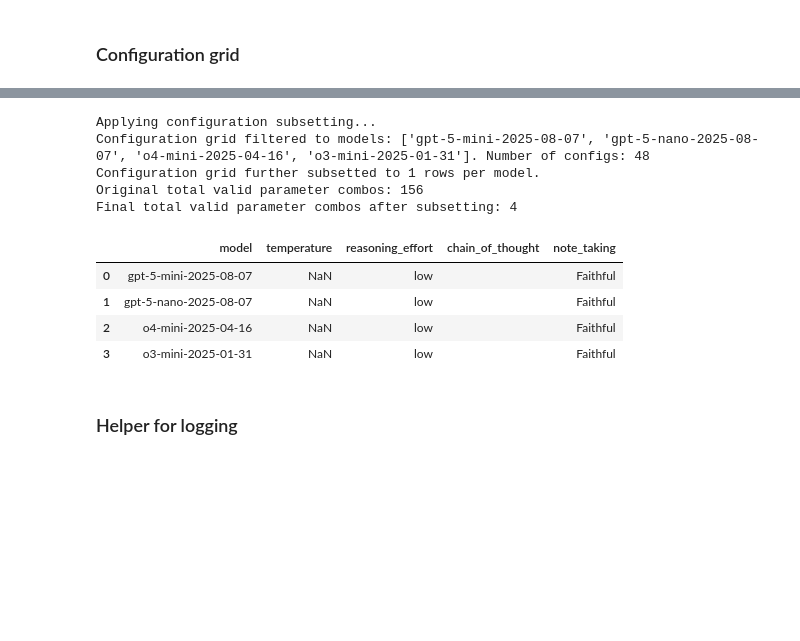
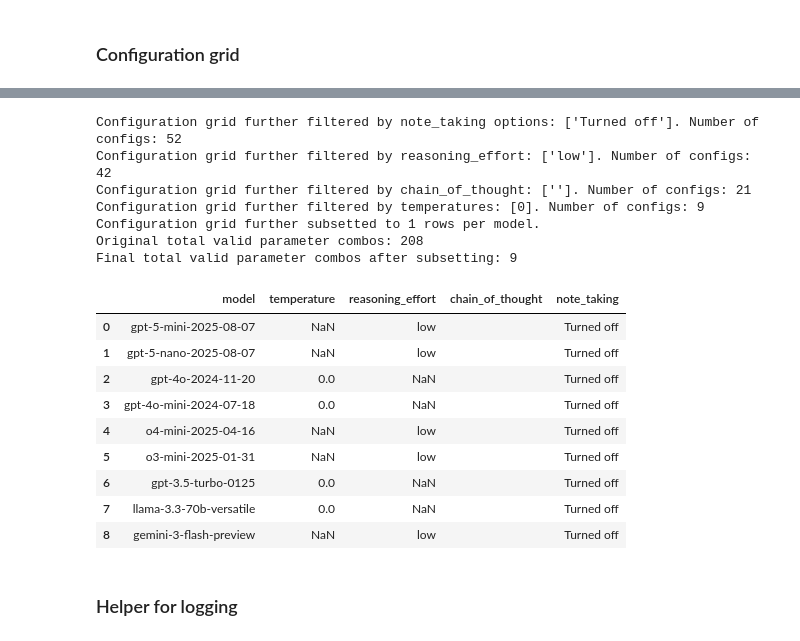
Before and after one commit to hiiamlars/analytical_flexibility_llm_reviews, a Jupyter notebook: data_generation/llm_review_generation.ipynb, the cells around one changed output, grey strips where cells are left out. Cells and saved outputs as stored; diff of their text form; code cells hidden in the pictures; blank space fills up the shorter version.

```diff
--- a/data_generation/llm_review_generation.ipynb
+++ b/data_generation/llm_review_generation.ipynb
@@ -723,37 +732,72 @@ Total valid parameter combos: 156
 # %%
 # @title Subset configuration grid (if active)
 
 if CONFIG_SUBSETTING_ACTIVE:
     original_num_configs = len(experiment_config)
 
     # Filter by specific models if CONFIG_SUBSET_MODELS is not empty
     if CONFIG_SUBSET_MODELS:
         experiment_config = experiment_config[experiment_config['model'].isin(CONFIG_SUBSET_MODELS)]
         print(f"Configuration grid filtered to models: {CONFIG_SUBSET_MODELS}. Number of configs: {len(experiment_config)}")
+
+    # Filter by specific note_taking options
+    if CONFIG_SUBSET_NOTE_TAKING_OPTIONS:
+        experiment_config = experiment_config[experiment_config['note_taking'].isin(CONFIG_SUBSET_NOTE_TAKING_OPTIONS)]
+        print(f"Configuration grid further filtered by note_taking options: {CONFIG_SUBSET_NOTE_TAKING_OPTIONS}. Number of configs: {len(experiment_config)}")
+
+    # Filter by specific reasoning efforts
+    if CONFIG_SUBSET_REASONING_EFFORTS:
+        # Handle NaN values for reasoning_effort in non-reasoning models
+        experiment_config = experiment_config[
+            experiment_config['reasoning_effort'].isna() |
+            experiment_config['reasoning_effort'].isin(CONFIG_SUBSET_REASONING_EFFORTS)
+        ]
+        print(f"Configuration grid further filtered by reasoning_effort: {CONFIG_SUBSET_REASONING_EFFORTS}. Number of configs: {len(experiment_config)}")
+
+    # Filter by specific chain_of_thought options
+    if CONFIG_SUBSET_CHAIN_OF_THOUGHTS:
+        experiment_config = experiment_config[experiment_config['chain_of_thought'].isin(CONFIG_SUBSET_CHAIN_OF_THOUGHTS)]
+        print(f"Configuration grid further filtered by chain_of_thought: {CONFIG_SUBSET_CHAIN_OF_THOUGHTS}. Number of configs: {len(experiment_config)}")
+
+    # Filter by specific temperatures
+    if CONFIG_SUBSET_TEMPS:
+        # Handle NaN values for temperature in reasoning models
+        experiment_config = experiment_config[
+            experiment_config['temperature'].isna() |
+            experiment_config['temperature'].isin(CONFIG_SUBSET_TEMPS)
+        ]
+        print(f"Configuration grid further filtered by temperatures: {CONFIG_SUBSET_TEMPS}. Number of configs: {len(experiment_config)}")
 
     # Group by model and take the first CONFIG_NUM_SUBSET_PER_MODEL rows from each group
     if CONFIG_NUM_SUBSET_PER_MODEL > 0:
         experiment_config = experiment_config.groupby('model').head(CONFIG_NUM_SUBSET_PER_MODEL).reset_index(drop=True)
         print(f"Configuration grid further subsetted to {CONFIG_NUM_SUBSET_PER_MODEL} rows per model.")
 
     # Check and display subsetted grid
     print(f"Original total valid parameter combos: {original_num_configs}")
     print(f"Final total valid parameter combos after subsetting: {len(experiment_config)}")
 
     display(experiment_config)
 else:
     print("Configuration grid subsetting is inactive.")
 # %% [output]
-Applying configuration subsetting...
-Configuration grid filtered to models: ['gpt-5-mini-2025-08-07', 'gpt-5-nano-2025-08-07', 'o4-mini-2025-04-16', 'o3-mini-2025-01-31']. Number of configs: 48
+Configuration grid further filtered by note_taking options: ['Turned off']. Number of configs: 52
+Configuration grid further filtered by reasoning_effort: ['low']. Number of configs: 42
+Configuration grid further filtered by chain_of_thought: ['']. Number of configs: 21
+Configuration grid further filtered by temperatures: [0]. Number of configs: 9
 Configuration grid further subsetted to 1 rows per model.
-Original total valid parameter combos: 156
-Final total valid parameter combos after subsetting: 4
+Original total valid parameter combos: 208
+Final total valid parameter combos after subsetting: 9
 |  | model | temperature | reasoning_effort | chain_of_thought | note_taking |
-| 0 | gpt-5-mini-2025-08-07 | NaN | low |  | Faithful |
-| 1 | gpt-5-nano-2025-08-07 | NaN | low |  | Faithful |
-| 2 | o4-mini-2025-04-16 | NaN | low |  | Faithful |
-| 3 | o3-mini-2025-01-31 | NaN | low |  | Faithful |
+| 0 | gpt-5-mini-2025-08-07 | NaN | low |  | Turned off |
+| 1 | gpt-5-nano-2025-08-07 | NaN | low |  | Turned off |
+| 2 | gpt-4o-2024-11-20 | 0.0 | NaN |  | Turned off |
+| 3 | gpt-4o-mini-2024-07-18 | 0.0 | NaN |  | Turned off |
+| 4 | o4-mini-2025-04-16 | NaN | low |  | Turned off |
+| 5 | o3-mini-2025-01-31 | NaN | low |  | Turned off |
+| 6 | gpt-3.5-turbo-0125 | 0.0 | NaN |  | Turned off |
+| 7 | llama-3.3-70b-versatile | 0.0 | NaN |  | Turned off |
+| 8 | gemini-3-flash-preview | NaN | low |  | Turned off |
 # %% [markdown]
 ### Helper for logging
 # %%
```
Also changed, not shown: parts of 8 cells of this notebook.
